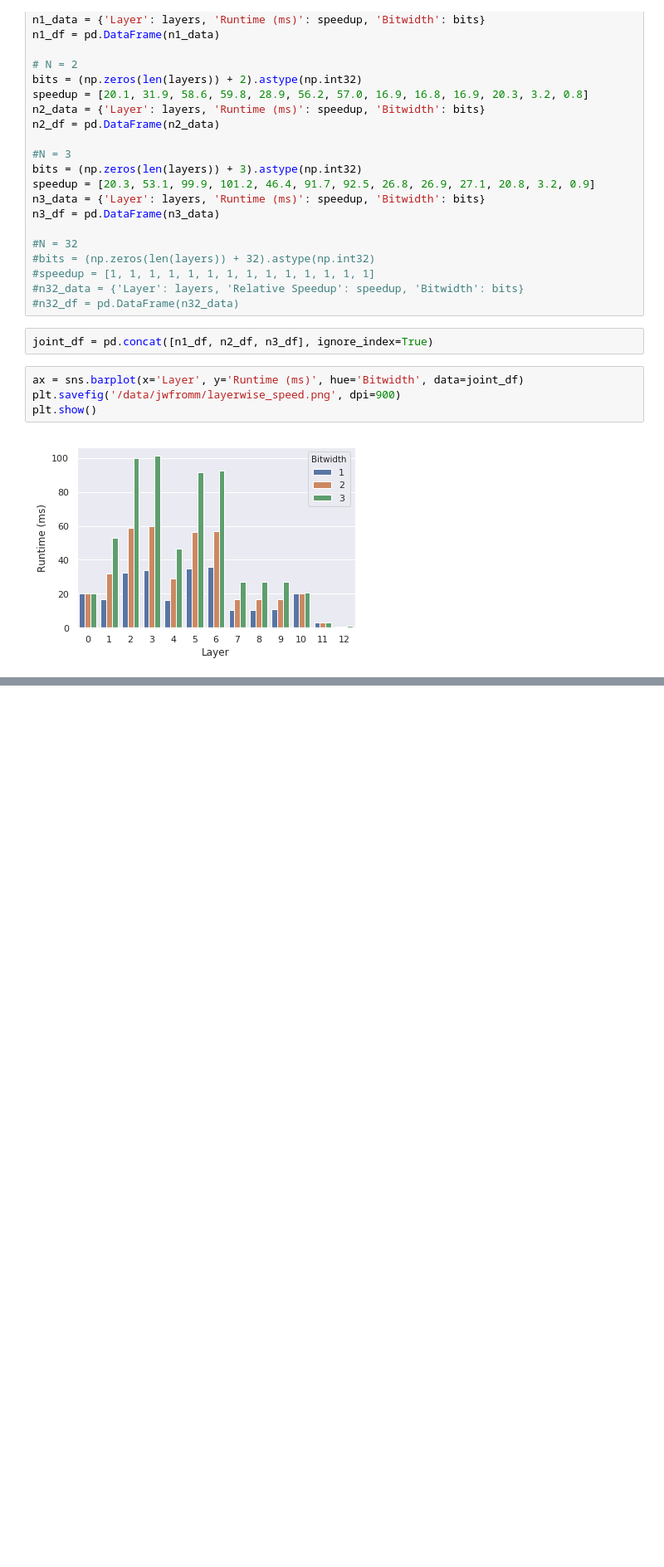
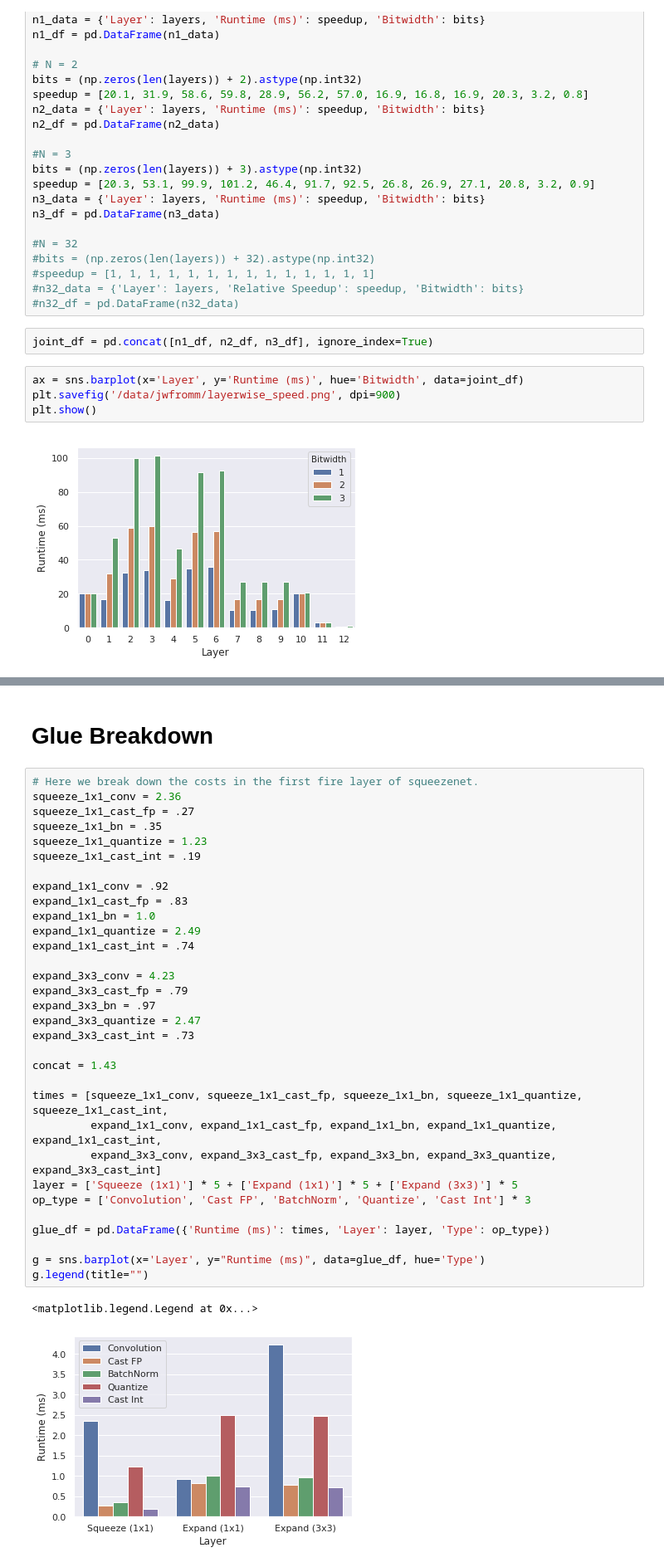
Before and after one commit to jwfromm/Riptide, a Jupyter notebook: notebooks/TrueBinary_Plots.ipynb, the cells around one changed output, grey strips where cells are left out. Shown at 83% size. Cells and saved outputs as stored; diff of their text form; blank space fills up the shorter version.

```diff
--- a/notebooks/TrueBinary_Plots.ipynb
+++ b/notebooks/TrueBinary_Plots.ipynb
@@ -147,0 +263,37 @@ plt.show()
+# %% [markdown]
+# Glue Breakdown
+# %%
+# Here we break down the costs in the first fire layer of squeezenet.
+squeeze_1x1_conv = 2.36
+squeeze_1x1_cast_fp = .27
+squeeze_1x1_bn = .35
+squeeze_1x1_quantize = 1.23
+squeeze_1x1_cast_int = .19
+
+expand_1x1_conv = .92
+expand_1x1_cast_fp = .83
+expand_1x1_bn = 1.0
+expand_1x1_quantize = 2.49
+expand_1x1_cast_int = .74
+
+expand_3x3_conv = 4.23
+expand_3x3_cast_fp = .79
+expand_3x3_bn = .97
+expand_3x3_quantize = 2.47
+expand_3x3_cast_int = .73
+
+concat = 1.43
+
+times = [squeeze_1x1_conv, squeeze_1x1_cast_fp, squeeze_1x1_bn, squeeze_1x1_quantize, squeeze_1x1_cast_int,
+         expand_1x1_conv, expand_1x1_cast_fp, expand_1x1_bn, expand_1x1_quantize, expand_1x1_cast_int,
+         expand_3x3_conv, expand_3x3_cast_fp, expand_3x3_bn, expand_3x3_quantize, expand_3x3_cast_int]
+layer = ['Squeeze (1x1)'] * 5 + ['Expand (1x1)'] * 5 + ['Expand (3x3)'] * 5
+op_type = ['Convolution', 'Cast FP', 'BatchNorm', 'Quantize', 'Cast Int'] * 3
+
+glue_df = pd.DataFrame({'Runtime (ms)': times, 'Layer': layer, 'Type': op_type})
+
+g = sns.barplot(x='Layer', y="Runtime (ms)", data=glue_df, hue='Type')
+g.legend(title="")
+# %% [output]
+<matplotlib.legend.Legend at 0x...>
+[figure, added]
```
Also changed, not shown: parts of 27 cells of this notebook, 4 other files.
